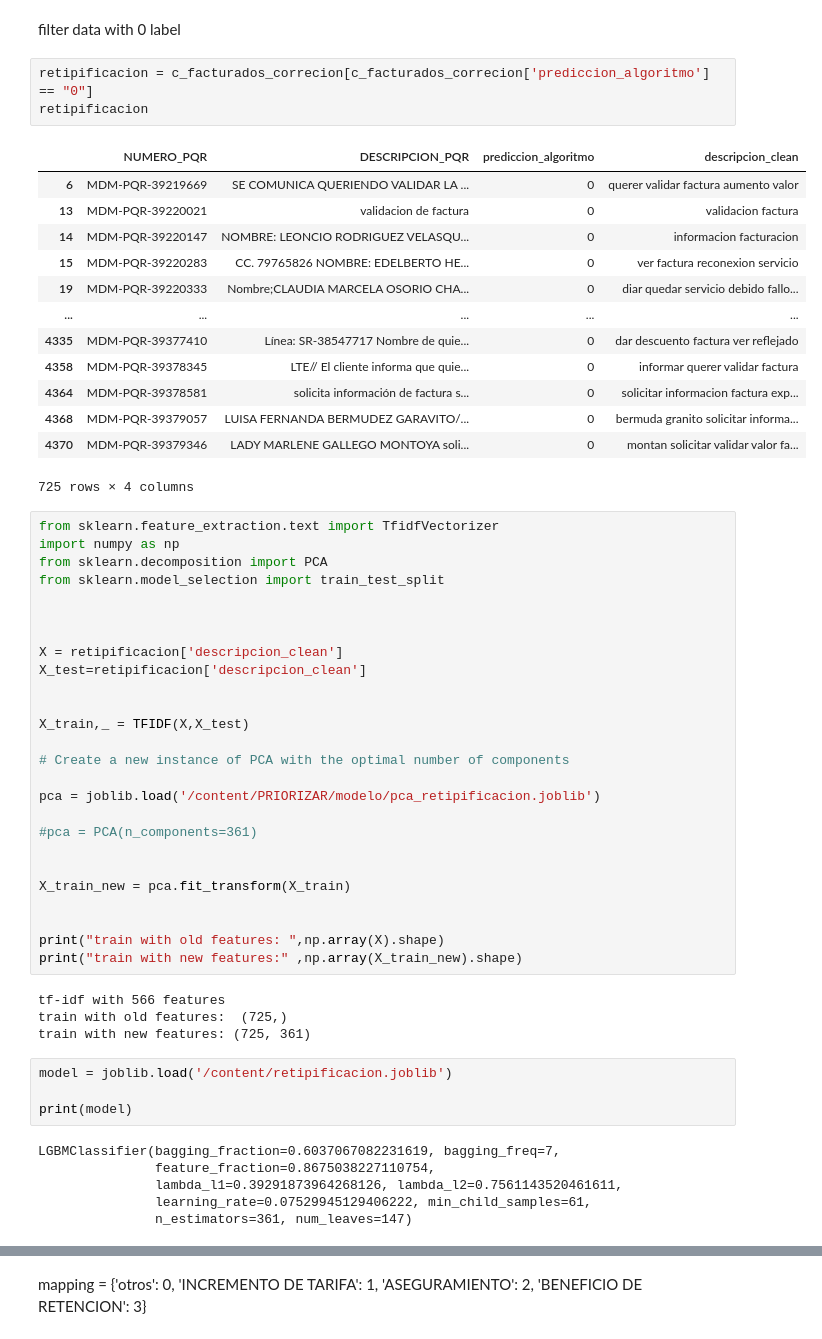
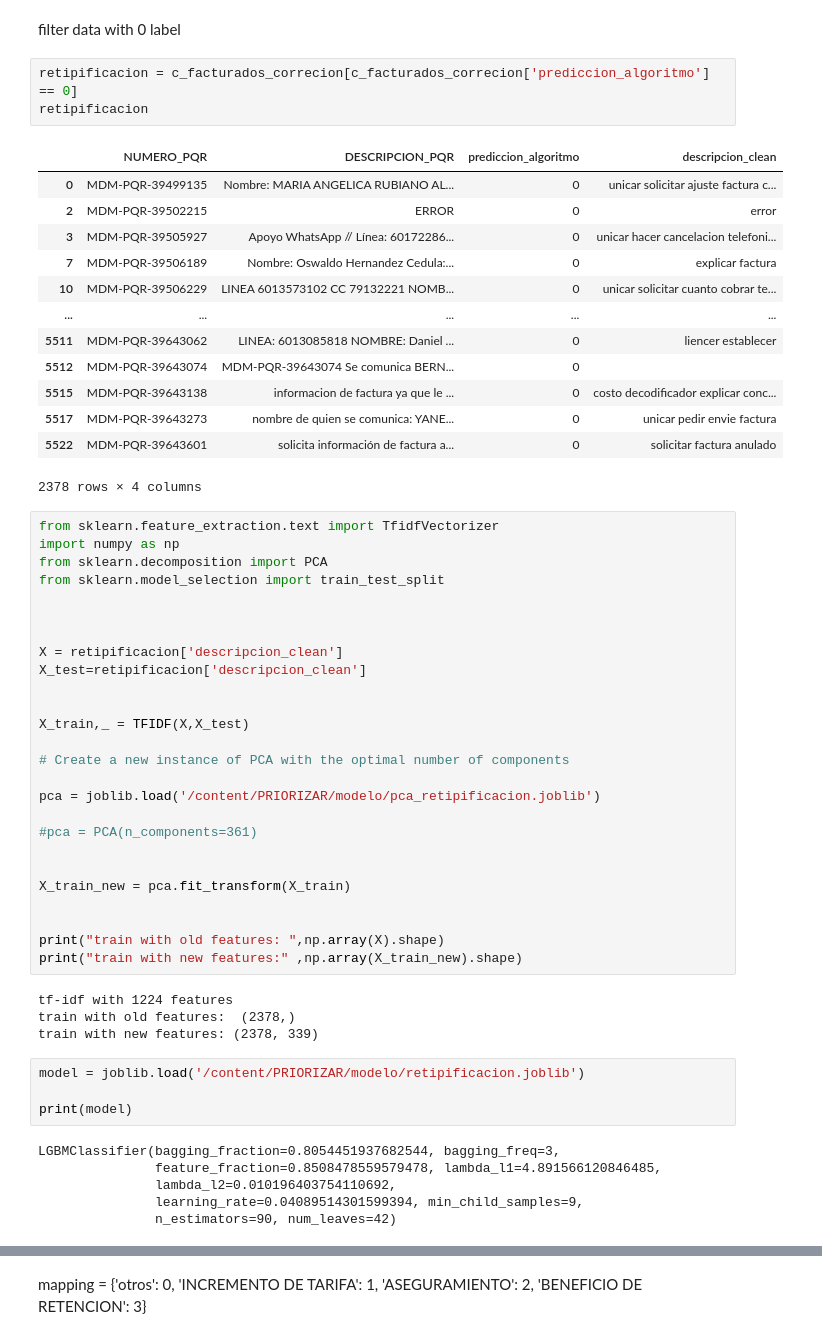
Before and after one commit to etb-git/PRIORIZAR, a Jupyter notebook: notebook/c_facturados.ipynb, the cells around one changed output, grey strips where cells are left out. Cells and saved outputs as stored; diff of their text form.

```diff
--- a/notebook/c_facturados.ipynb
+++ b/notebook/c_facturados.ipynb
@@ -314,22 +314,22 @@ DONE
 # %% [markdown]
 filter data with 0 label
 # %%
-retipificacion = c_facturados_correcion[c_facturados_correcion['prediccion_algoritmo'] == "0"]
+retipificacion = c_facturados_correcion[c_facturados_correcion['prediccion_algoritmo'] == 0]
 retipificacion
 # %% [output]
 |  | NUMERO_PQR | DESCRIPCION_PQR | prediccion_algoritmo | descripcion_clean |
-| 6 | MDM-PQR-39219669 | SE COMUNICA QUERIENDO VALIDAR LA ... | 0 | querer validar factura aumento valor |
-| 13 | MDM-PQR-39220021 | validacion de factura | 0 | validacion factura |
-| 14 | MDM-PQR-39220147 | NOMBRE: LEONCIO RODRIGUEZ VELASQU... | 0 | informacion facturacion |
-| 15 | MDM-PQR-39220283 | CC. 79765826 NOMBRE: EDELBERTO HE... | 0 | ver factura reconexion servicio |
-| 19 | MDM-PQR-39220333 | Nombre;CLAUDIA MARCELA OSORIO CHA... | 0 | diar quedar servicio debido fallo... |
+| 0 | MDM-PQR-39499135 | Nombre: MARIA ANGELICA RUBIANO AL... | 0 | unicar solicitar ajuste factura c... |
+| 2 | MDM-PQR-39502215 | ERROR | 0 | error |
+| 3 | MDM-PQR-39505927 | Apoyo WhatsApp // Línea: 60172286... | 0 | unicar hacer cancelacion telefoni... |
+| 7 | MDM-PQR-39506189 | Nombre: Oswaldo Hernandez Cedula:... | 0 | explicar factura |
+| 10 | MDM-PQR-39506229 | LINEA 6013573102 CC 79132221 NOMB... | 0 | unicar solicitar cuanto cobrar te... |
 | ... | ... | ... | ... | ... |
-| 4335 | MDM-PQR-39377410 | Línea: SR-38547717 Nombre de quie... | 0 | dar descuento factura ver reflejado |
-| 4358 | MDM-PQR-39378345 | LTE// El cliente informa que quie... | 0 | informar querer validar factura |
-| 4364 | MDM-PQR-39378581 | solicita información de factura s... | 0 | solicitar informacion factura exp... |
-| 4368 | MDM-PQR-39379057 | LUISA FERNANDA BERMUDEZ GARAVITO/... | 0 | bermuda granito solicitar informa... |
-| 4370 | MDM-PQR-39379346 | LADY MARLENE GALLEGO MONTOYA soli... | 0 | montan solicitar validar valor fa... |
+| 5511 | MDM-PQR-39643062 | LINEA: 6013085818 NOMBRE: Daniel ... | 0 | liencer establecer |
+| 5512 | MDM-PQR-39643074 | MDM-PQR-39643074 Se comunica BERN... | 0 |  |
+| 5515 | MDM-PQR-39643138 | informacion de factura ya que le ... | 0 | costo decodificador explicar conc... |
+| 5517 | MDM-PQR-39643273 | nombre de quien se comunica: YANE... | 0 | unicar pedir envie factura |
+| 5522 | MDM-PQR-39643601 | solicita información de factura a... | 0 | solicitar factura anulado |
-725 rows × 4 columns
+2378 rows × 4 columns
 # %%
 from sklearn.feature_extraction.text import TfidfVectorizer
 import numpy as np
@@ -357,19 +357,19 @@ X_train_new = pca.fit_transform(X_train)
 print("train with old features: ",np.array(X).shape)
 print("train with new features:" ,np.array(X_train_new).shape)
 # %% [output]
-tf-idf with 566 features
-train with old features:  (725,)
-train with new features: (725, 361)
+tf-idf with 1224 features
+train with old features:  (2378,)
+train with new features: (2378, 339)
 # %%
-model = joblib.load('/content/retipificacion.joblib')
+model = joblib.load('/content/PRIORIZAR/modelo/retipificacion.joblib')
 
 print(model)
 # %% [output]
-LGBMClassifier(bagging_fraction=0.6037067082231619, bagging_freq=7,
-               feature_fraction=0.8675038227110754,
-               lambda_l1=0.39291873964268126, lambda_l2=0.7561143520461611,
-               learning_rate=0.07529945129406222, min_child_samples=61,
-               n_estimators=361, num_leaves=147)
+LGBMClassifier(bagging_fraction=0.8054451937682544, bagging_freq=3,
+               feature_fraction=0.8508478559579478, lambda_l1=4.891566120846485,
+               lambda_l2=0.010196403754110692,
+               learning_rate=0.04089514301599394, min_child_samples=9,
+               n_estimators=90, num_leaves=42)
 # %%
 y_pred = model.predict(X_train_new)
 
```
Also changed, not shown: parts of 3 cells of this notebook, 2 other files.
